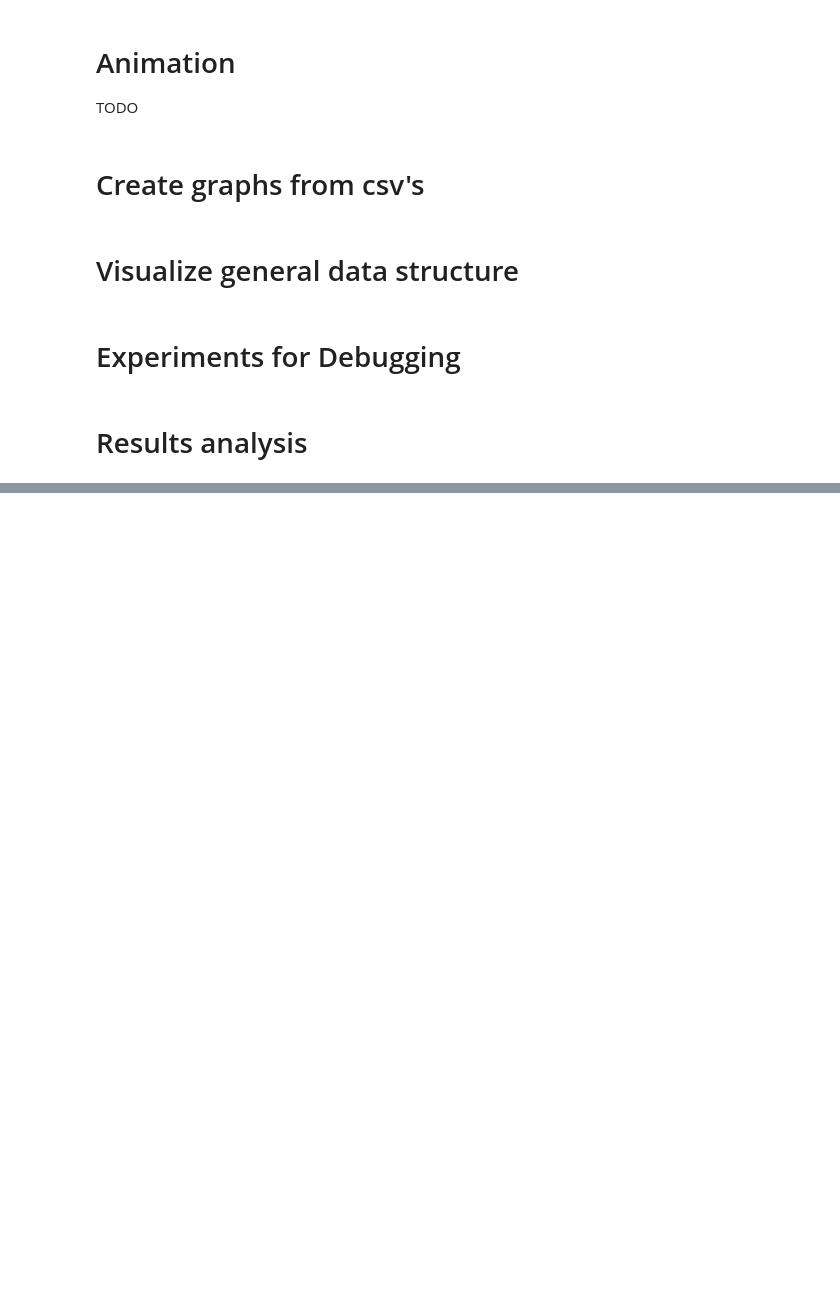
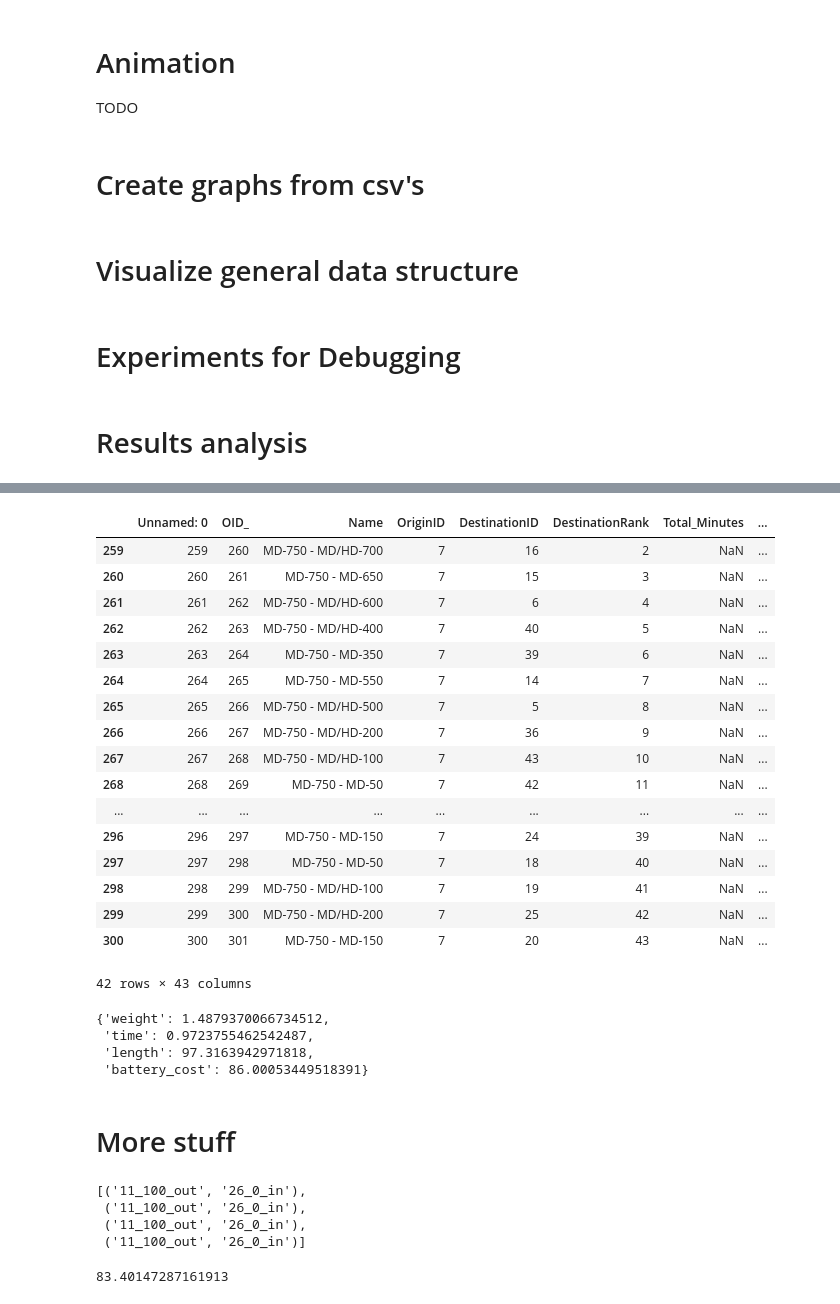
Before and after one commit to alandler/i5_freight_simulation, a Jupyter notebook: Simulation (Interactive).ipynb, the cells around one changed output, grey strips where cells are left out. Cells and saved outputs as stored; diff of their text form; code cells hidden in the pictures; blank space fills up the shorter version.

```diff
--- a/Simulation (Interactive).ipynb
+++ b/Simulation (Interactive).ipynb
@@ -205,0 +253,30 @@ with open('trials/wcctci_trial_1.pkl', 'rb') as inp:
+# %%
+wcctci_results.distances_df[wcctci_results.distances_df["OriginID"]==7]
+# %% [output]
+|  | Unnamed: 0 | OID_ | Name | OriginID | DestinationID | DestinationRank | Total_Minutes | ... |
+| 259 | 259 | 260 | MD-750 - MD/HD-700 | 7 | 16 | 2 | NaN | ... |
+| 260 | 260 | 261 | MD-750 - MD-650 | 7 | 15 | 3 | NaN | ... |
+| 261 | 261 | 262 | MD-750 - MD/HD-600 | 7 | 6 | 4 | NaN | ... |
+| 262 | 262 | 263 | MD-750 - MD/HD-400 | 7 | 40 | 5 | NaN | ... |
+| 263 | 263 | 264 | MD-750 - MD-350 | 7 | 39 | 6 | NaN | ... |
+| 264 | 264 | 265 | MD-750 - MD-550 | 7 | 14 | 7 | NaN | ... |
+| 265 | 265 | 266 | MD-750 - MD/HD-500 | 7 | 5 | 8 | NaN | ... |
+| 266 | 266 | 267 | MD-750 - MD/HD-200 | 7 | 36 | 9 | NaN | ... |
+| 267 | 267 | 268 | MD-750 - MD/HD-100 | 7 | 43 | 10 | NaN | ... |
+| 268 | 268 | 269 | MD-750 - MD-50 | 7 | 42 | 11 | NaN | ... |
+| ... | ... | ... | ... | ... | ... | ... | ... | ... |
+| 296 | 296 | 297 | MD-750 - MD-150 | 7 | 24 | 39 | NaN | ... |
+| 297 | 297 | 298 | MD-750 - MD-50 | 7 | 18 | 40 | NaN | ... |
+| 298 | 298 | 299 | MD-750 - MD/HD-100 | 7 | 19 | 41 | NaN | ... |
+| 299 | 299 | 300 | MD-750 - MD/HD-200 | 7 | 25 | 42 | NaN | ... |
+| 300 | 300 | 301 | MD-750 - MD-150 | 7 | 20 | 43 | NaN | ... |
+42 rows × 43 columns
+# %%
+wcctci_results.station_g.edges[("7","16")]
+# %% [output]
+{'weight': 1.4879370066734512,
+ 'time': 0.9723755462542487,
+ 'length': 97.3163942971818,
+ 'battery_cost': 86.00053449518391}
+# %% [markdown]
+# More stuff
@@ -205,0 +286,11 @@ with open('trials/wcctci_trial_1.pkl', 'rb') as inp:
+# %%
+res.vehicle_list[0].locations
+# %% [output]
+[('11_100_out', '26_0_in'),
+ ('11_100_out', '26_0_in'),
+ ('11_100_out', '26_0_in'),
+ ('11_100_out', '26_0_in')]
+# %%
+res.vehicle_list[0].distance_along_segment
+# %% [output]
+83.40147287161913
```
Also changed, not shown: parts of 22 cells of this notebook, 10 other files.
